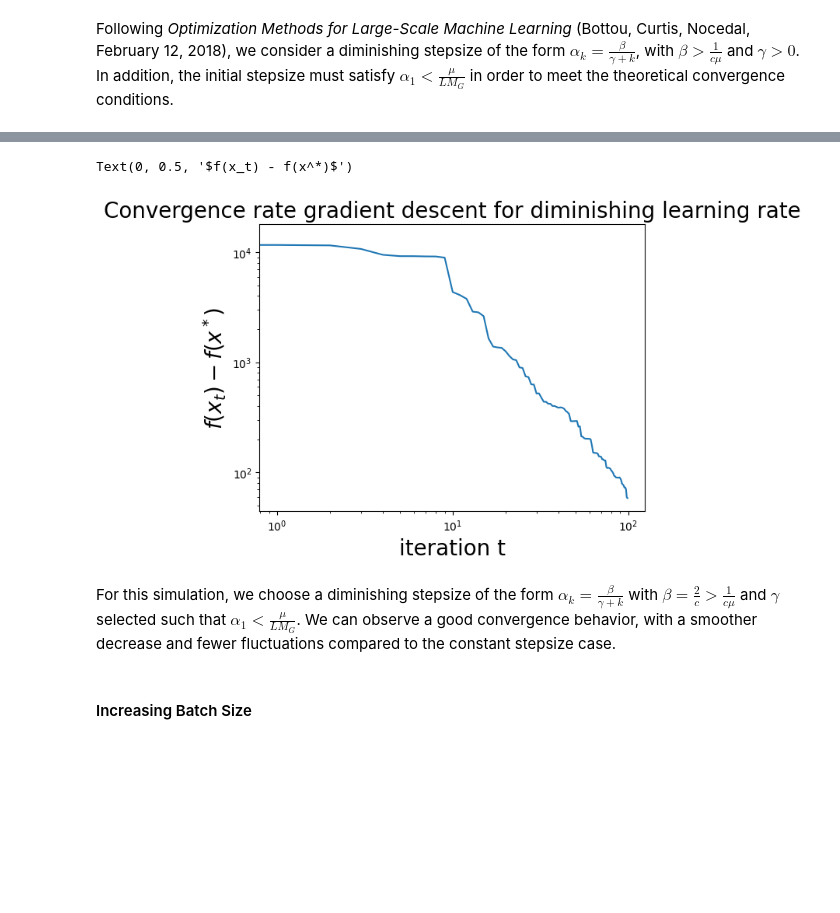
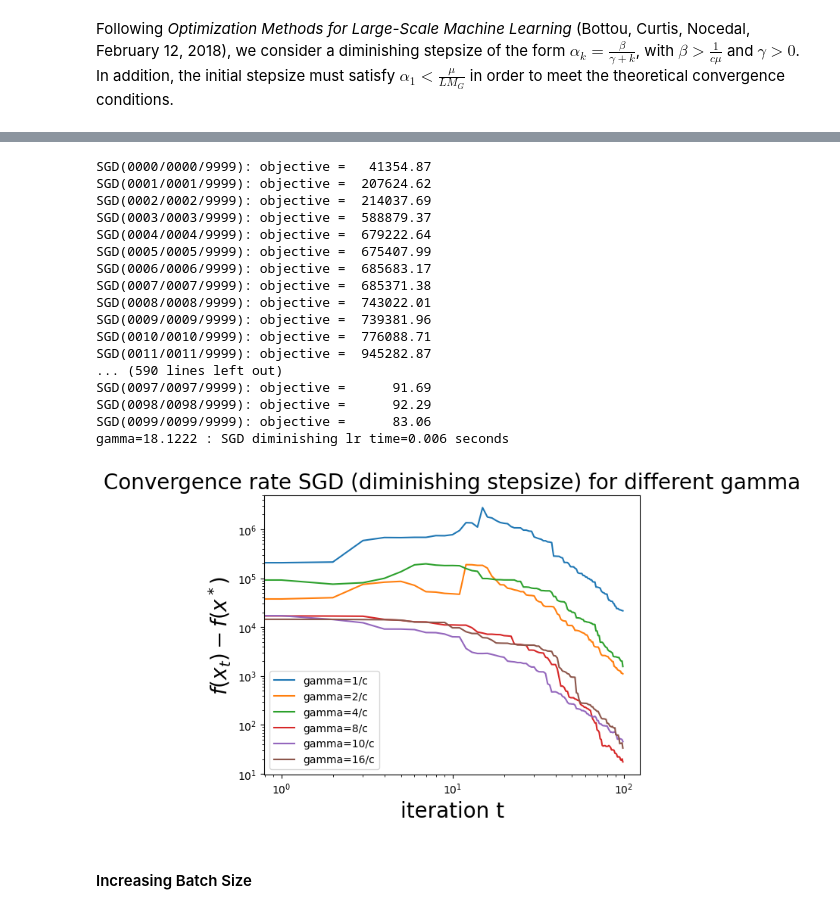
Before and after one commit to HR-Supaero/TP_OMA, a Jupyter notebook: TP2_stochastic_first_order_method_large_scale_regression_RAMILISON-REGAIEG.ipynb, the cells around one changed output, grey strips where cells are left out. Drawn from its saved outputs; the diff is of its cells as text; code cells hidden in the pictures; blank space fills up the shorter version.

```diff
--- a/TP2_stochastic_first_order_method_large_scale_regression_RAMILISON-REGAIEG.ipynb
+++ b/TP2_stochastic_first_order_method_large_scale_regression_RAMILISON-REGAIEG.ipynb
@@ -355,12 +355,12 @@ $\beta > \frac{1}{c\mu}$ and $\gamma > 0$. In addition, the initial
 stepsize must satisfy $\alpha_1 < \frac{\mu}{L M_G}$ in order to meet
 the theoretical convergence conditions.
 # %%
-import random as random
 def stoc_gradient_descent_diminishing_lr(
         Y,
         A,
         initial_x,
-        c,
+        Betta,
+        gamma,
         nmax, batch_size):
     """
     Stochastic gradient descent for Linear Least Squares problems.
@@ -379,8 +379,6 @@ def stoc_gradient_descent_diminishing_lr(
     xs = [initial_x]  # parameters after each update
     objectives = []  # loss values after each update
     x = initial_x
-    betta = 2/c
-    gamma = 16/c # to ensure that the initial learning rate is less than mu/(L*MG) for the chosen betta
     for epoch in range(nmax):
         n=len(Y)
         batch_set = random.sample(range(n), batch_size)
@@ -390,7 +388,7 @@ def stoc_gradient_descent_diminishing_lr(
         stocgrad= minibatch_gradient(Y_batch, A_batch, x)
 
         # update x through the gradient update
-        lr =betta /(1+epoch+gamma)
+        lr = Betta /(1+epoch+gamma)
         x = x - lr * stocgrad
 
         # store x and objective
@@ -438,18 +401,60 @@ SGD: execution time=0.011 seconds
-# %%
-plt.title('Convergence rate gradient descent for diminishing learning rate', fontsize = 20)
-plt.loglog(stocgd_objectives_dim_lr - best_objective)
-plt.xlabel('iteration t'  , fontsize = 20)
-plt.ylabel(r'$f(x_t) - f(x^*)$', fontsize = 20)
-# %% [output]
-Text(0, 0.5, '$f(x_t) - f(x^*)$')
-[figure, removed]
-# %% [markdown]
-For this simulation, we choose a diminishing stepsize of the form
-$\alpha_k = \frac{\beta}{\gamma + k}$ with $\beta = \frac{2}{c} >
-\frac{1}{c\mu}$ and $\gamma$ selected such that
-$\alpha_1 < \frac{\mu}{L M_G}$. We can observe a good convergence
-behavior, with a smoother decrease and fewer fluctuations compared to
-the constant stepsize case.
+# %%
+# Vary gamma in the diminishing stepsize SGD: gamma = 2*i/c
+# Parameters
+nmax = 100
+batch_size = 1
+
+# Initialization
+x_initial = np.zeros(A.shape[1])
+Betta = 2 / c
+
+# values of i to test (you wrote [8,16,12,16]; I keep it exactly)
+i_values = [1, 2, 4, 8, 10, 16]
+gamma_values = [i *L/ c for i in i_values]
+
+objectives_dict = {}
+times_dict = {}
+
+for gamma in gamma_values:
+    start_time = datetime.datetime.now()
+    objectives, iterates = stoc_gradient_descent_diminishing_lr(
+        Y, A, x_initial, Betta=Betta, gamma=gamma, nmax=nmax, batch_size=batch_size
+    )
+    end_time = datetime.datetime.now()
+
+    objectives_dict[gamma] = objectives
+    times_dict[gamma] = (end_time - start_time).total_seconds()
+
+    print(f"gamma={gamma:.4f} : SGD diminishing lr time={times_dict[gamma]:.3f} seconds")
+
+# Plot on log-log: f(x_t) - f(x*)
+for gamma, objectives in objectives_dict.items():
+    plt.loglog(np.array(objectives) - best_objective, label=f"gamma={int(gamma*c)}/c")
+
+plt.legend()
+plt.xlabel("iteration t", fontsize=20)
+plt.ylabel(r"$f(x_t) - f(x^*)$", fontsize=20)
+plt.title("Convergence rate SGD (diminishing stepsize) for different gamma", fontsize=20)
+plt.show()
+# %% [output]
+SGD(0000/0000/9999): objective =   41354.87
+SGD(0001/0001/9999): objective =  207624.62
+SGD(0002/0002/9999): objective =  214037.69
+SGD(0003/0003/9999): objective =  588879.37
+SGD(0004/0004/9999): objective =  679222.64
+SGD(0005/0005/9999): objective =  675407.99
+SGD(0006/0006/9999): objective =  685683.17
+SGD(0007/0007/9999): objective =  685371.38
+SGD(0008/0008/9999): objective =  743022.01
+SGD(0009/0009/9999): objective =  739381.96
+SGD(0010/0010/9999): objective =  776088.71
+SGD(0011/0011/9999): objective =  945282.87
+... (590 lines left out)
+SGD(0097/0097/9999): objective =      91.69
+SGD(0098/0098/9999): objective =      92.29
+SGD(0099/0099/9999): objective =      83.06
+gamma=18.1222 : SGD diminishing lr time=0.006 seconds
+[figure, added]
 # %% [markdown]
 #### Increasing Batch Size
 # %%
```
Also changed, not shown: parts of 8 cells of this notebook.
